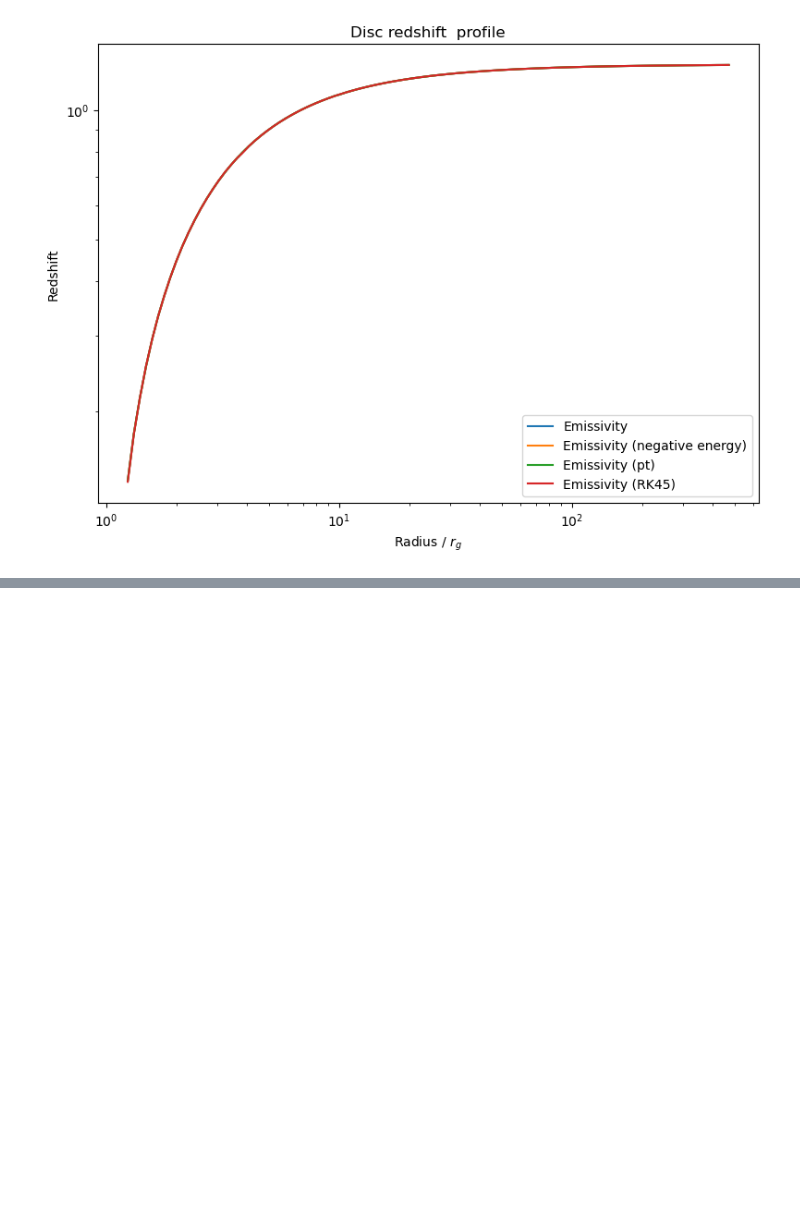
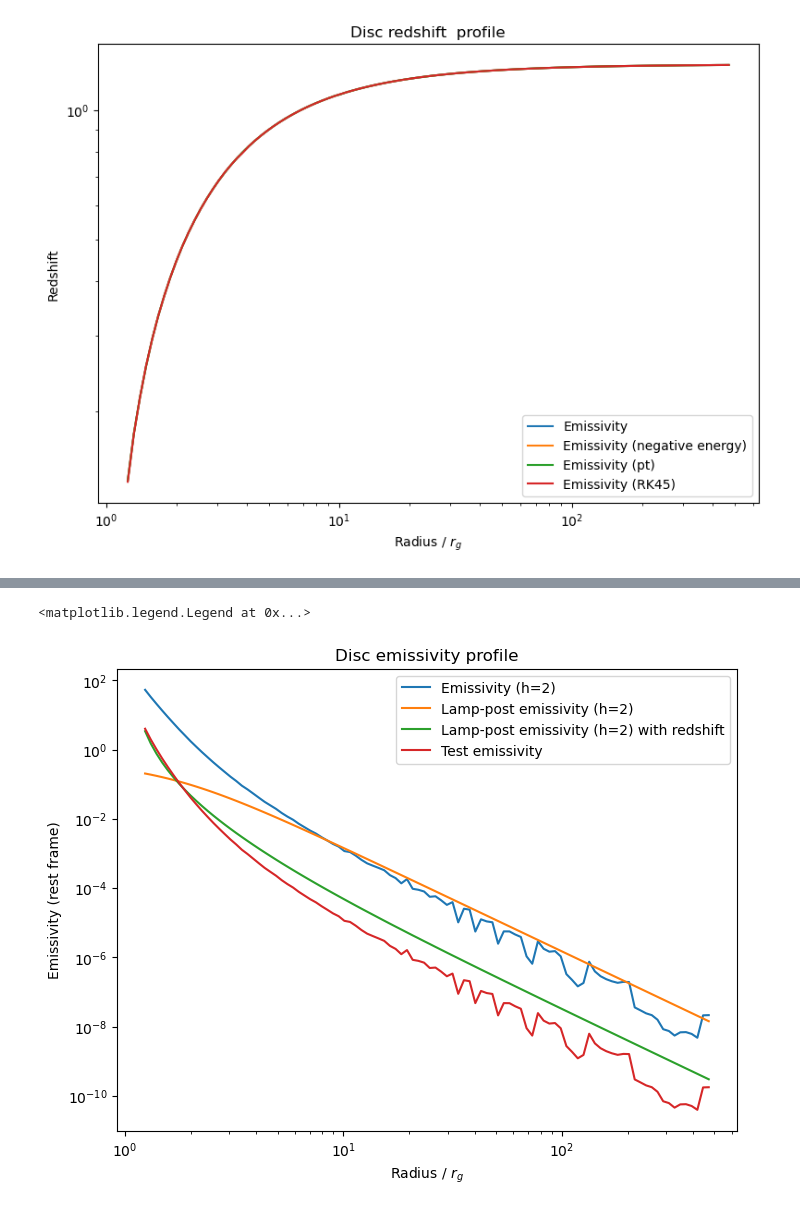
Before and after one commit to wilkinsdr/raytrace_cpu, a Jupyter notebook: python/emissivity_profile.ipynb, the cells around one changed output, grey strips where cells are left out. Saved outputs shown, nothing was run; the diff lists cells and outputs as text; code cells hidden in the pictures; blank space fills up the shorter version.

```diff
--- a/python/emissivity_profile.ipynb
+++ b/python/emissivity_profile.ipynb
@@ -83,0 +104,22 @@ plt.show()
+# %%
+import numpy as np
+h = 1.5
+r = df['r']
+this_df = df3
+#emis_classic = (r**(-3)) * (1 - np.sqrt(6/r))
+emis_lamp = (h / (r**2 + h**2)**(3/2))
+emis_lamp_g = emis_lamp * 1./this_df['redshift']**3
+emis_test = this_df['n_rays'] * 1./this_df['redshift']**3 / this_df['area']
+fig, ax = plt.subplots(figsize=(8, 6))
+#ax.loglog(r, emis_classic, label='Classic emissivity')
+ax.loglog(this_df['r'], 1e-5*this_df['emissivity'], label='Emissivity (h=2)')
+ax.loglog(r, emis_lamp, label='Lamp-post emissivity (h=2)')
+ax.loglog(r, emis_lamp_g, label='Lamp-post emissivity (h=2) with redshift')
+ax.loglog(r, 3e-7*emis_test, label='Test emissivity')
+ax.set_xlabel(r'Radius / $r_g$')
+ax.set_ylabel(r'Emissivity (rest frame)')
+ax.set_title('Disc emissivity profile')
+ax.legend()
+# %% [output]
+<matplotlib.legend.Legend at 0x...>
+[figure, added]
```
Also changed, not shown: parts of 5 cells of this notebook, 13 other files.
